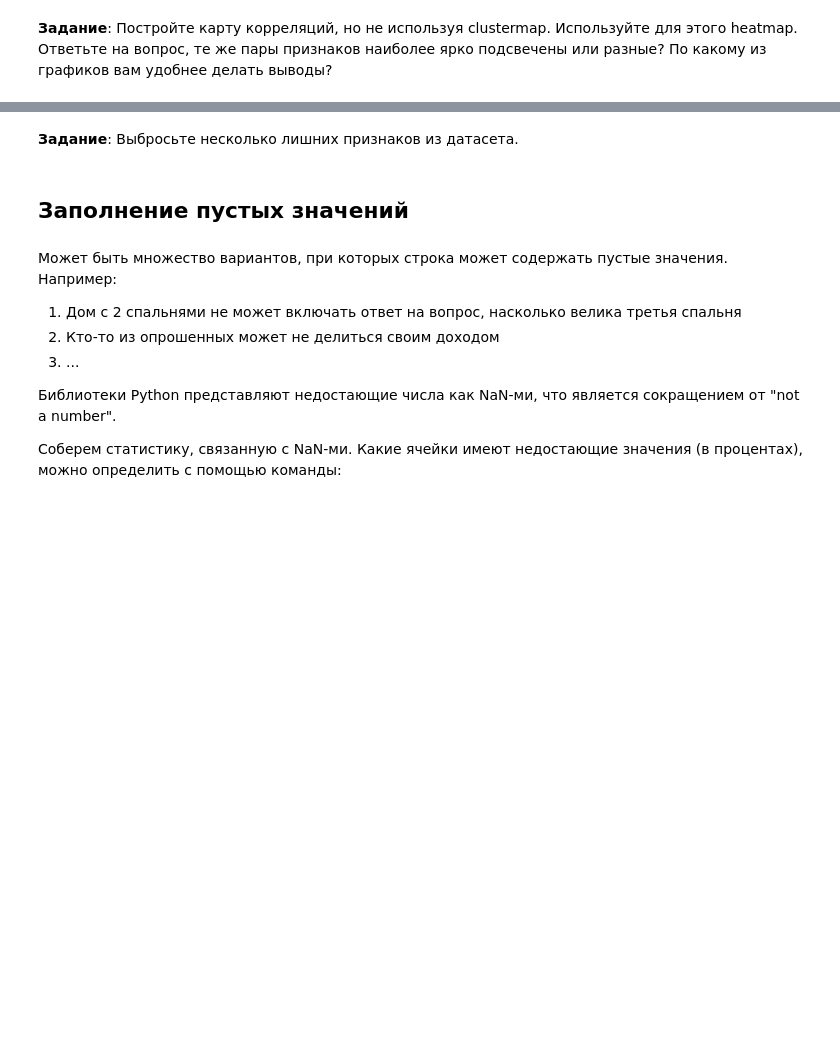
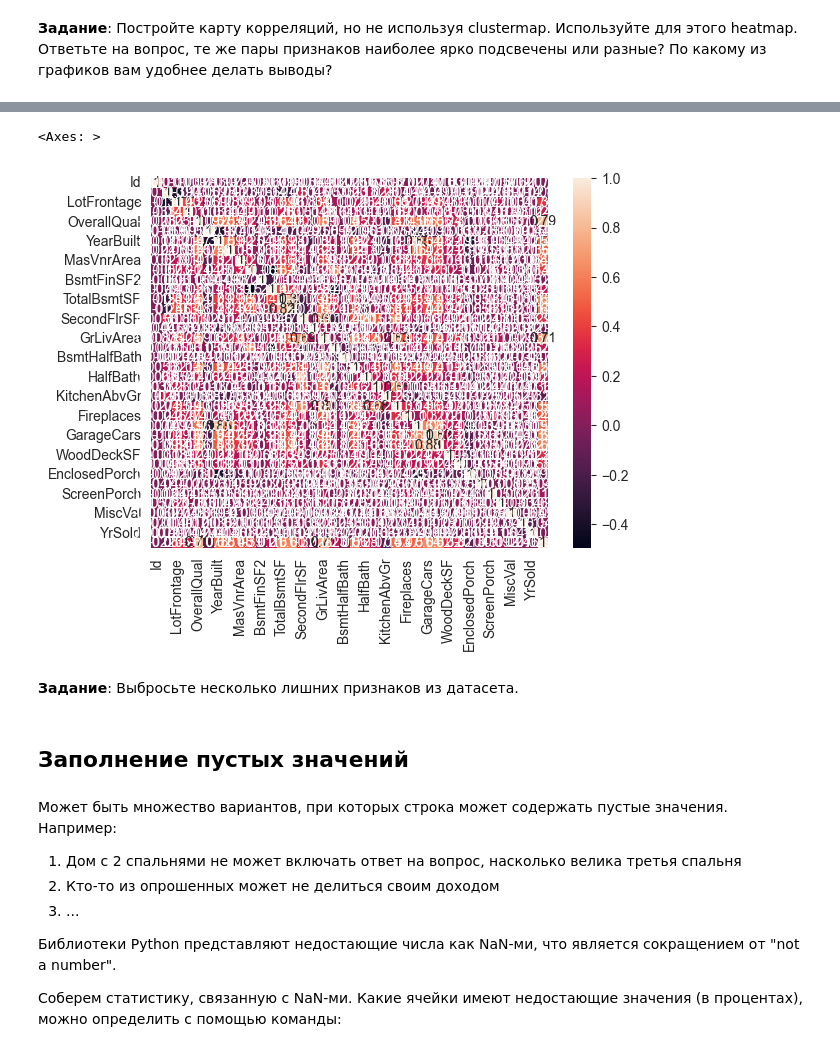
Before and after one commit to sweeteri/spbu-ai-fundamentals, a Jupyter notebook: practicum_2/practicum_2.ipynb, the cells around one changed output, grey strips where cells are left out. Saved outputs shown, nothing was run; the diff lists cells and outputs as text; code cells hidden in the pictures; blank space fills up the shorter version.

```diff
--- a/practicum_2/practicum_2.ipynb
+++ b/practicum_2/practicum_2.ipynb
@@ -144,3 +201,8 @@ corrplot(num_df, annot=None)
+# %%
+sns.heatmap(num_df.corr(), annot=True)
+# %% [output]
+<Axes: >
+[figure, added]
 # %% [markdown]
 **Задание**: Выбросьте несколько лишних признаков из датасета.
 # %%
```
Also changed, not shown: parts of 35 cells of this notebook.
